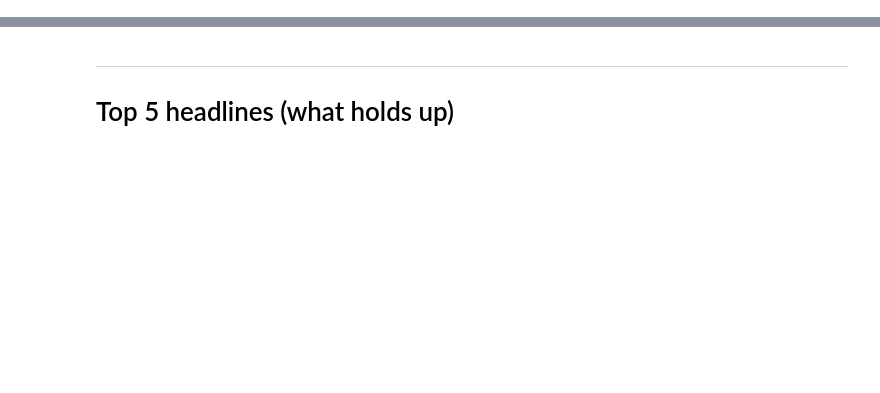
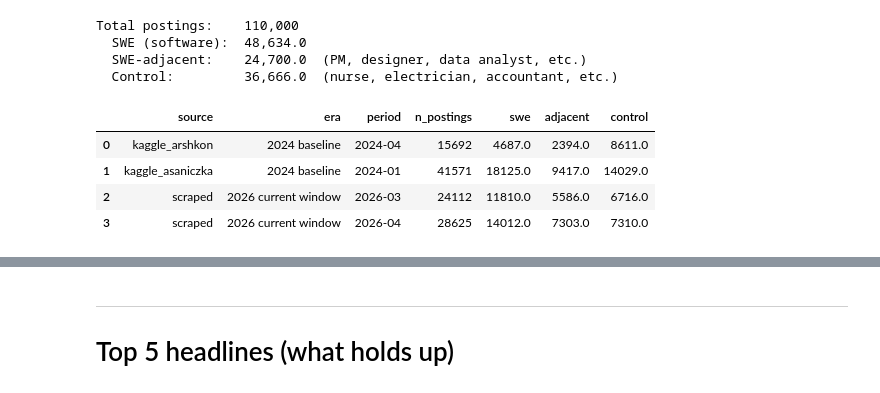
Before and after one commit to jihjihk/research-ai-swe-jobs, a Jupyter notebook: eda/notebooks/headlines.ipynb, the cells around one changed output, grey strips where cells are left out. Cells and saved outputs as stored; diff of their text form; code cells hidden in the pictures; blank space fills up the shorter version.

```diff
--- a/eda/notebooks/headlines.ipynb
+++ b/eda/notebooks/headlines.ipynb
@@ -0,0 +13,22 @@
+# %%
+import sys, os
+from pathlib import Path
+
+HERE = Path.cwd()
+ROOT = HERE if (HERE / 'data' / 'unified_core.parquet').exists() else HERE.parents[1]
+os.chdir(ROOT)
+sys.path.insert(0, str(ROOT / 'eda' / 'scripts'))
+
+import duckdb
+import matplotlib.pyplot as plt
+%matplotlib inline
+
+from headlines_viz import (
+    viz_within_firm, viz_swe_vs_control, viz_yoe_floor,
+    viz_vendor_leaderboard, viz_bigtech_density,
+    viz_disproven_aiwashing, viz_disproven_industry_spread,
+    viz_disproven_juniorfirst, viz_verdict_table,
+)
+
+con = duckdb.connect()
+print(f'Project root: {ROOT}')
@@ -0,0 +63,30 @@
+# %%
+profile = con.execute("""
+  SELECT source,
+         CASE WHEN source LIKE 'kaggle%' THEN '2024 baseline'
+              ELSE '2026 current window' END AS era,
+         period,
+         COUNT(*) AS n_postings,
+         SUM(CASE WHEN is_swe THEN 1 ELSE 0 END) AS swe,
+         SUM(CASE WHEN is_swe_adjacent THEN 1 ELSE 0 END) AS adjacent,
+         SUM(CASE WHEN is_control THEN 1 ELSE 0 END) AS control
+  FROM 'data/unified_core.parquet'
+  GROUP BY source, era, period
+  ORDER BY source, period
+""").df()
+print(f'Total postings:    {profile["n_postings"].sum():,}')
+print(f'  SWE (software):  {profile["swe"].sum():,}')
+print(f'  SWE-adjacent:    {profile["adjacent"].sum():,}  (PM, designer, data analyst, etc.)')
+print(f'  Control:         {profile["control"].sum():,}  (nurse, electrician, accountant, etc.)')
+print()
+profile
+# %% [output]
+Total postings:    110,000
+  SWE (software):  48,634.0
+  SWE-adjacent:    24,700.0  (PM, designer, data analyst, etc.)
+  Control:         36,666.0  (nurse, electrician, accountant, etc.)
+|  | source | era | period | n_postings | swe | adjacent | control |
+| 0 | kaggle_arshkon | 2024 baseline | 2024-04 | 15692 | 4687.0 | 2394.0 | 8611.0 |
+| 1 | kaggle_asaniczka | 2024 baseline | 2024-01 | 41571 | 18125.0 | 9417.0 | 14029.0 |
+| 2 | scraped | 2026 current window | 2026-03 | 24112 | 11810.0 | 5586.0 | 6716.0 |
+| 3 | scraped | 2026 current window | 2026-04 | 28625 | 14012.0 | 7303.0 | 7310.0 |
```
Also changed, not shown: parts of 25 cells of this notebook, 1 other file.
